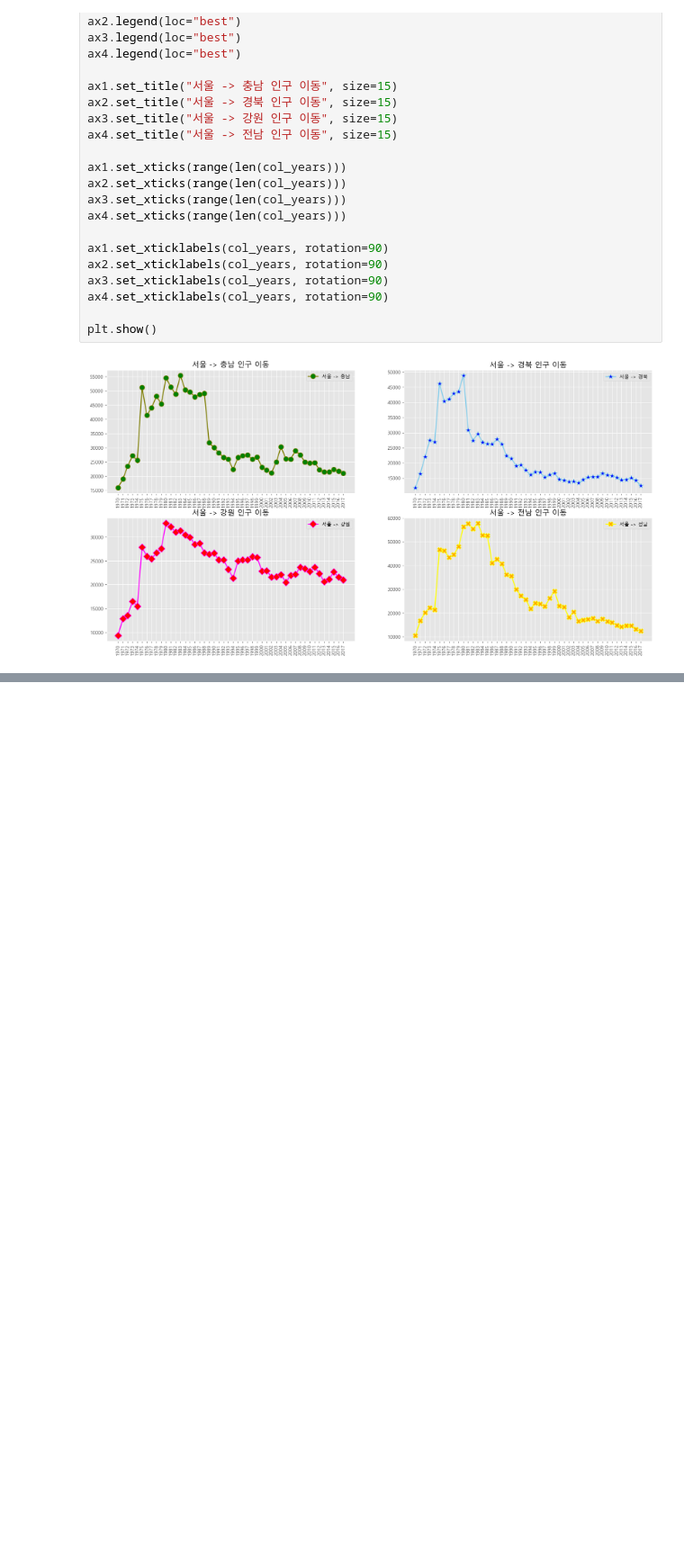
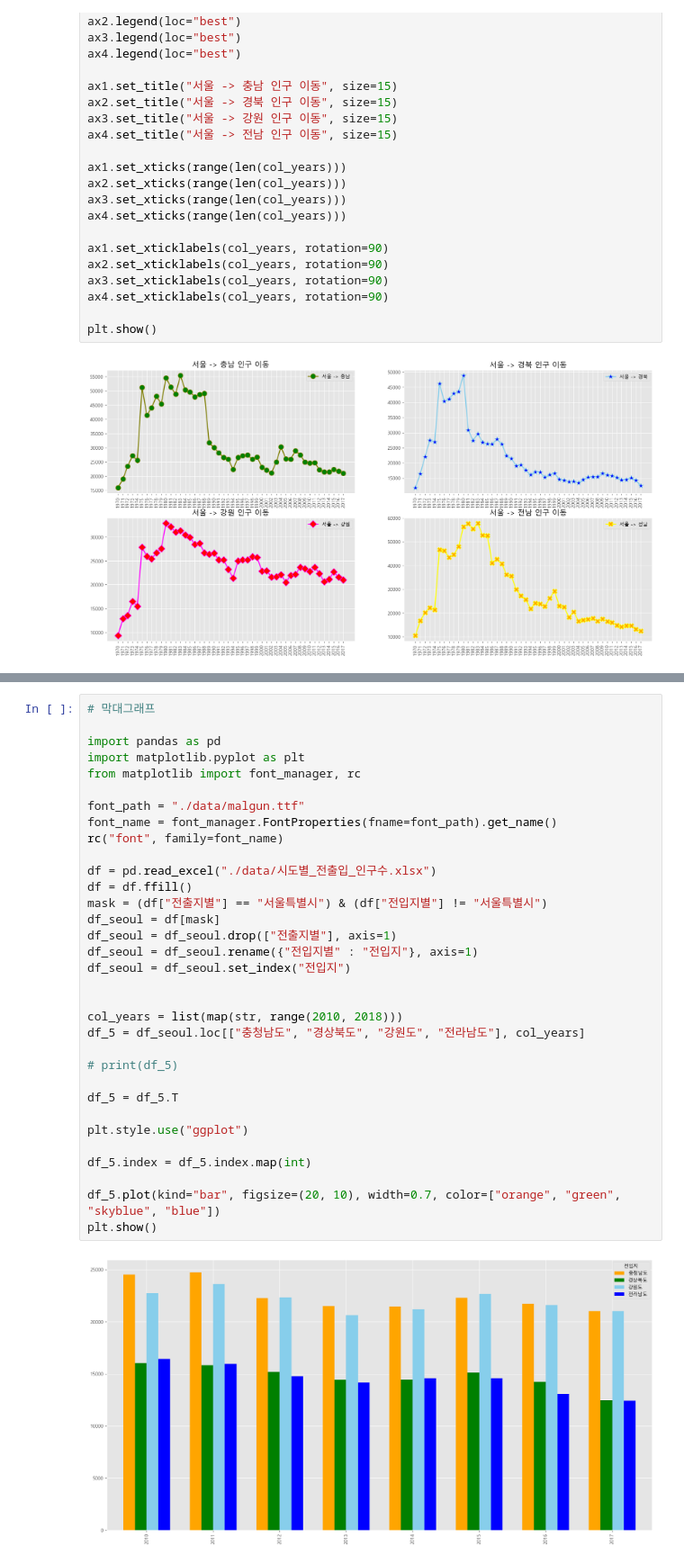
Before and after one commit to Allez0103/15_pandas_data_analytics, a Jupyter notebook: 4_시각화도구/4_1_matplotlib.ipynb, the cells around one changed output, grey strips where cells are left out. Shown at 90% size. Saved outputs shown, nothing was run; the diff lists cells and outputs as text; blank space fills up the shorter version.

```diff
--- a/4_시각화도구/4_1_matplotlib.ipynb
+++ b/4_시각화도구/4_1_matplotlib.ipynb
@@ -553,0 +593,35 @@ plt.show()
+# %%
+# 막대그래프
+
+import pandas as pd
+import matplotlib.pyplot as plt
+from matplotlib import font_manager, rc
+
+font_path = "./data/malgun.ttf"
+font_name = font_manager.FontProperties(fname=font_path).get_name()
+rc("font", family=font_name)
+
+df = pd.read_excel("./data/시도별_전출입_인구수.xlsx")
+df = df.ffill()
+mask = (df["전출지별"] == "서울특별시") & (df["전입지별"] != "서울특별시")
+df_seoul = df[mask]
+df_seoul = df_seoul.drop(["전출지별"], axis=1)
+df_seoul = df_seoul.rename({"전입지별" : "전입지"}, axis=1)
+df_seoul = df_seoul.set_index("전입지")
+
+
+col_years = list(map(str, range(2010, 2018)))
+df_5 = df_seoul.loc[["충청남도", "경상북도", "강원도", "전라남도"], col_years]
+
+# print(df_5)
+
+df_5 = df_5.T
+
+plt.style.use("ggplot")
+
+df_5.index = df_5.index.map(int)
+
+df_5.plot(kind="bar", figsize=(20, 10), width=0.7, color=["orange", "green", "skyblue", "blue"])
+plt.show()
+# %% [output]
+[figure, added]
```
Also changed, not shown: parts of 19 cells of this notebook, 9 other files.
